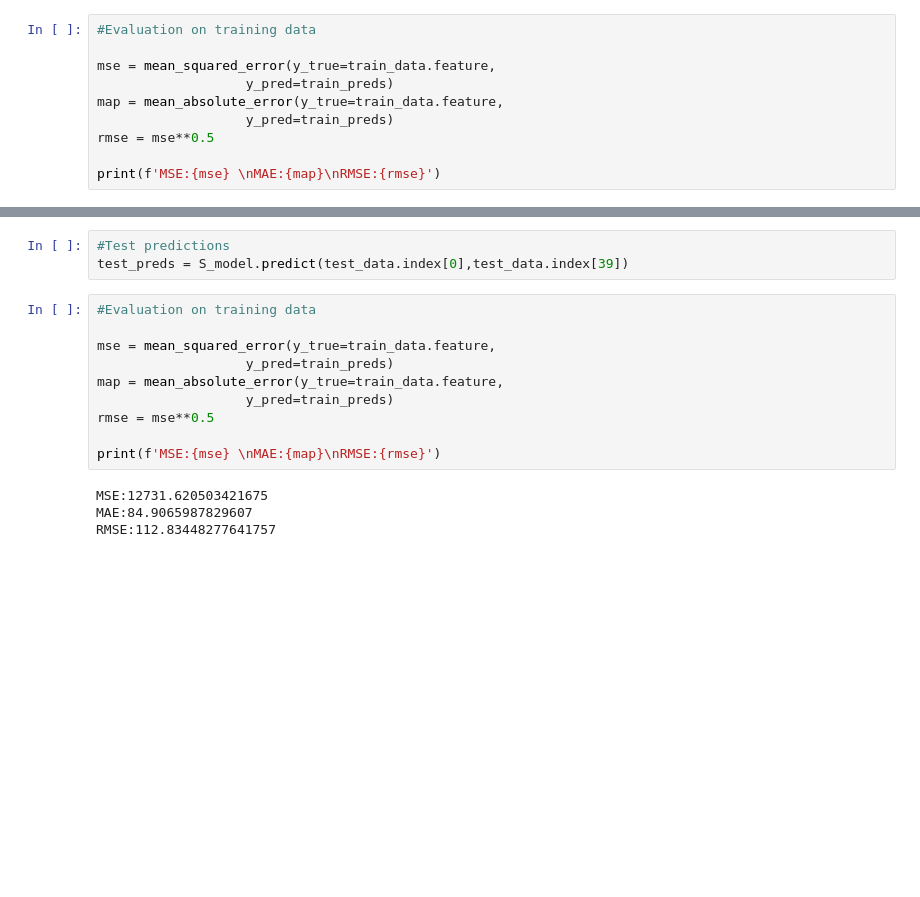
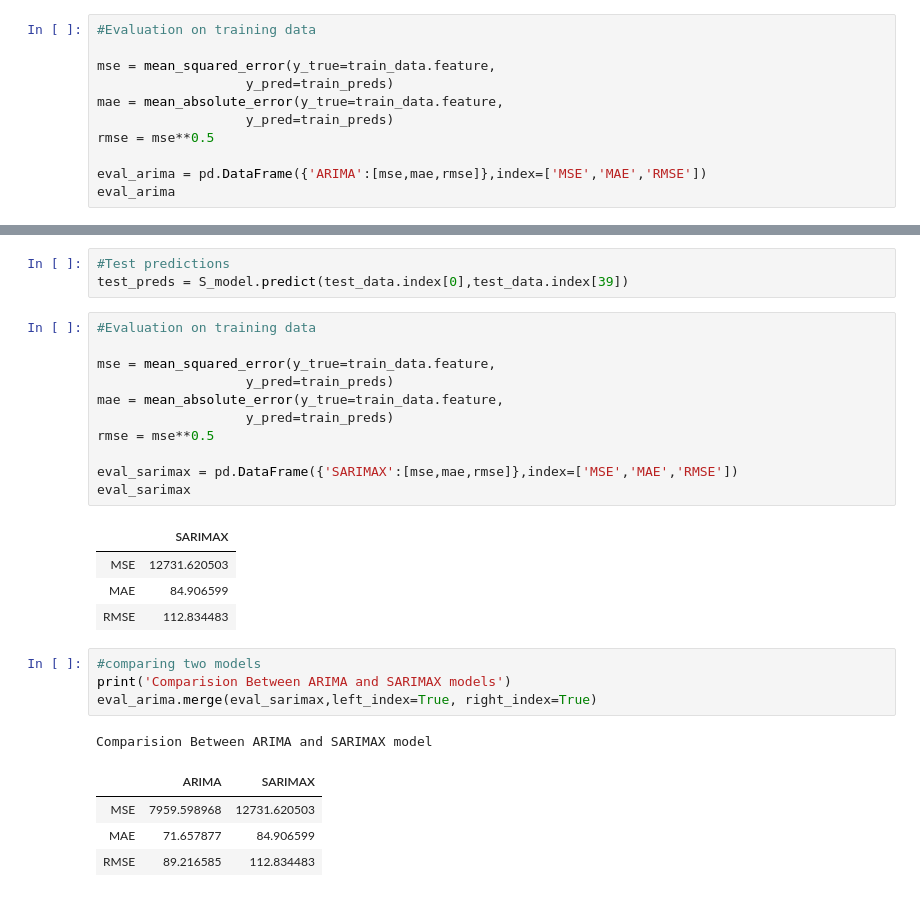
Before and after one commit to kshashank231/time-series-analysis, a Jupyter notebook: TerraBlue XT-Assignment.ipynb, the cells around one changed output, grey strips where cells are left out. Drawn from its saved outputs; the diff is of its cells as text; blank space fills up the shorter version.

```diff
--- a/TerraBlue XT-Assignment.ipynb
+++ b/TerraBlue XT-Assignment.ipynb
@@ -297,9 +306,10 @@ test_preds = AR_model.predict(test_data.index[0],test_data.index[39])
 
 mse = mean_squared_error(y_true=train_data.feature,
                    y_pred=train_preds)
-map = mean_absolute_error(y_true=train_data.feature,
+mae = mean_absolute_error(y_true=train_data.feature,
                    y_pred=train_preds)
 rmse = mse**0.5
 
-print(f'MSE:{mse} \nMAE:{map}\nRMSE:{rmse}')
+eval_arima = pd.DataFrame({'ARIMA':[mse,mae,rmse]},index=['MSE','MAE','RMSE'])
+eval_arima
 # %% [output]
@@ -420,12 +433,24 @@ test_preds = S_model.predict(test_data.index[0],test_data.index[39])
 
 mse = mean_squared_error(y_true=train_data.feature,
                    y_pred=train_preds)
-map = mean_absolute_error(y_true=train_data.feature,
+mae = mean_absolute_error(y_true=train_data.feature,
                    y_pred=train_preds)
 rmse = mse**0.5
 
-print(f'MSE:{mse} \nMAE:{map}\nRMSE:{rmse}')
+eval_sarimax = pd.DataFrame({'SARIMAX':[mse,mae,rmse]},index=['MSE','MAE','RMSE'])
+eval_sarimax
 # %% [output]
-MSE:12731.620503421675
-MAE:84.9065987829607
-RMSE:112.83448277641757
+|  | SARIMAX |
+| MSE | 12731.620503 |
+| MAE | 84.906599 |
+| RMSE | 112.834483 |
+# %%
+#comparing two models
+print('Comparision Between ARIMA and SARIMAX models')
+eval_arima.merge(eval_sarimax,left_index=True, right_index=True)
+# %% [output]
+Comparision Between ARIMA and SARIMAX model
+|  | ARIMA | SARIMAX |
+| MSE | 7959.598968 | 12731.620503 |
+| MAE | 71.657877 | 84.906599 |
+| RMSE | 89.216585 | 112.834483 |
```
Also changed, not shown: parts of 12 cells of this notebook.
